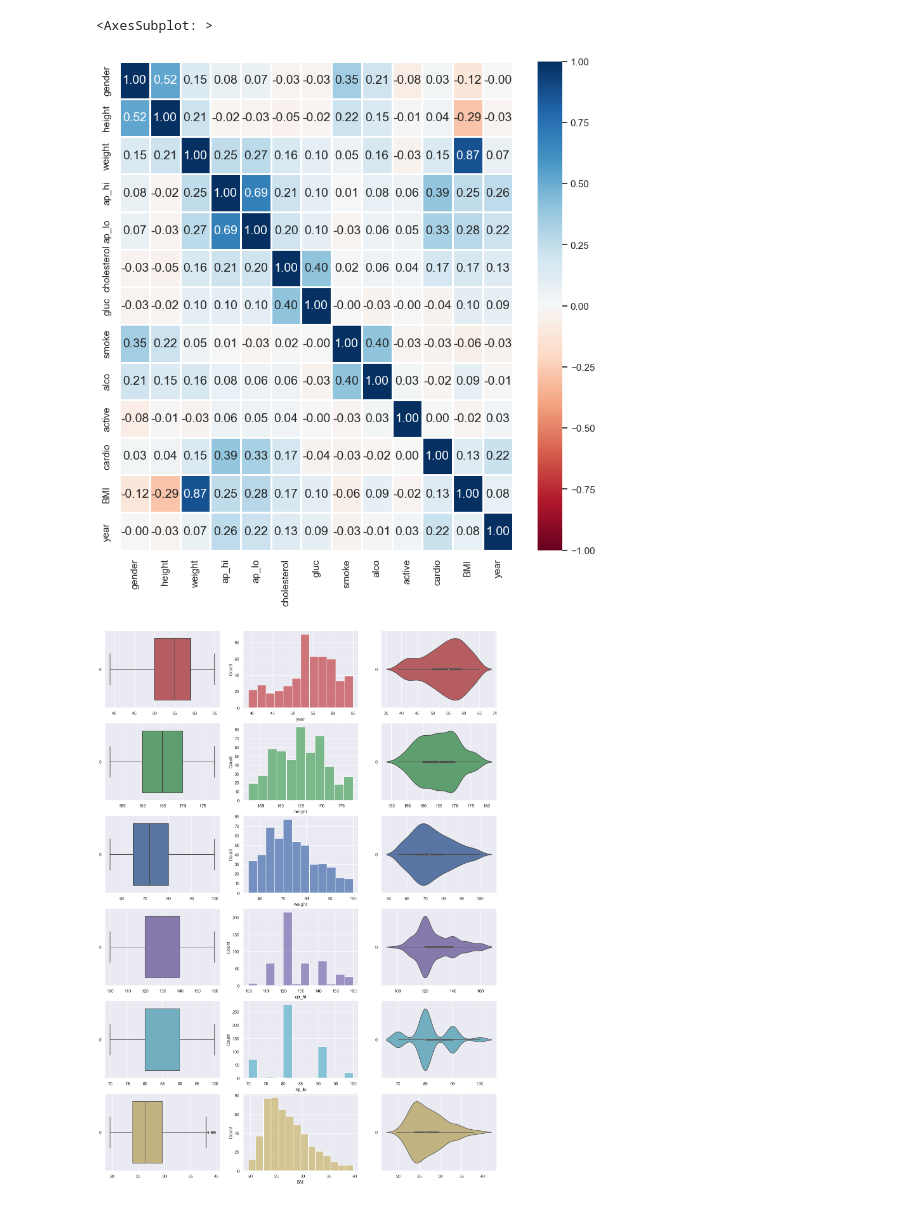
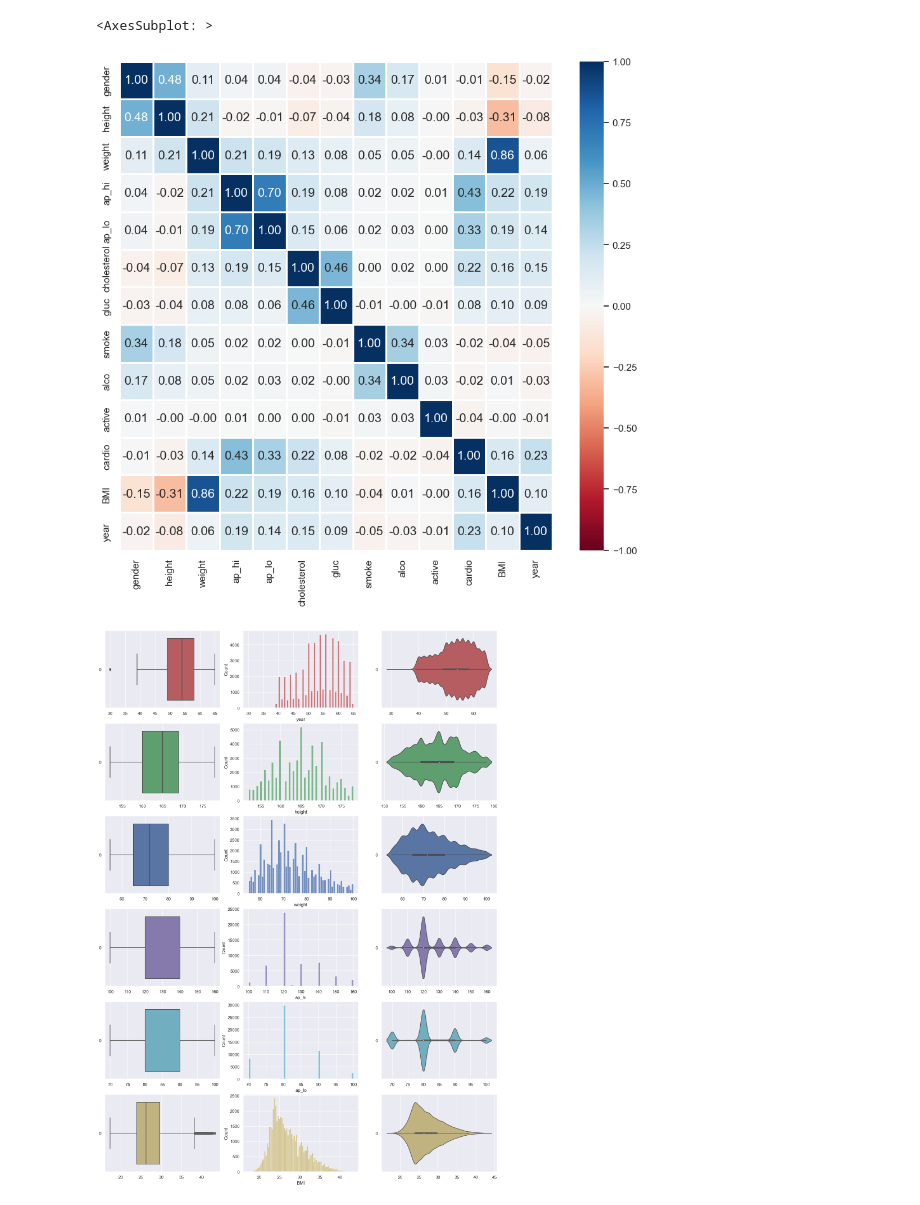
Before and after one commit to MarkIT2020/Group-Project, a Jupyter notebook: 2. Numeric analysis.ipynb, the cells around one changed output. Saved outputs shown, nothing was run; the diff lists cells and outputs as text; code cells hidden in the pictures.

```diff
--- a/2. Numeric analysis.ipynb
+++ b/2. Numeric analysis.ipynb
@@ -4,8 +4,8 @@ import pandas as pd
 import seaborn as sb
 import matplotlib.pyplot as plt
 sb.set()
-cardioData = pd.read_csv('test.csv').drop('age', axis=1)
-#cardioData = pd.read_csv('cardio.csv').drop('id', axis=1)
+#cardioData = pd.read_csv('test.csv').drop('age', axis=1)
+cardioData = pd.read_csv('cardio.csv').drop('age', axis=1)
 
 cardioData.head()
 # %% [output]
@@ -50,10 +50,10 @@ cardioData.describe()
 # %%
-f, axes = plt.subplots(1, 1, figsize=(10, 10))
-sb.heatmap(cardioData.corr(), vmin = -1, vmax = 1,  linewidths = 1,
+f, axes = plt.subplots(1, 1, figsize=(11, 10))
+sb.heatmap(cardioData.drop('cardio_bool', axis=1).corr(), vmin = -1, vmax = 1,  linewidths = 1,
            annot = True, fmt = ".2f", annot_kws = {"size": 14}, cmap = "RdBu")
 # %% [output]
 <AxesSubplot: >
-[figure, old version]
+[figure, new version]
 # %%
 cardioNumData = pd.DataFrame(cardioData[['year', 'height', 'weight', 'ap_hi', 'ap_lo', 'BMI']])
 
@@ -67,7 +67,7 @@ for var in cardioNumData:
     sb.violinplot(data=cardioNumData[var], orient = "h", color = colors[count], ax = axes[count,2])
     count += 1
 # %% [output]
-[figure, old version]
+[figure, new version]
 # %%
 numericData = pd.DataFrame(cardioData[['year', 'height', 'weight', 'ap_hi', 'ap_lo', 'BMI', 'cardio']])
 sb.pairplot(data = numericData)
```
Also changed, not shown: parts of 6 cells of this notebook, 6 other files.
